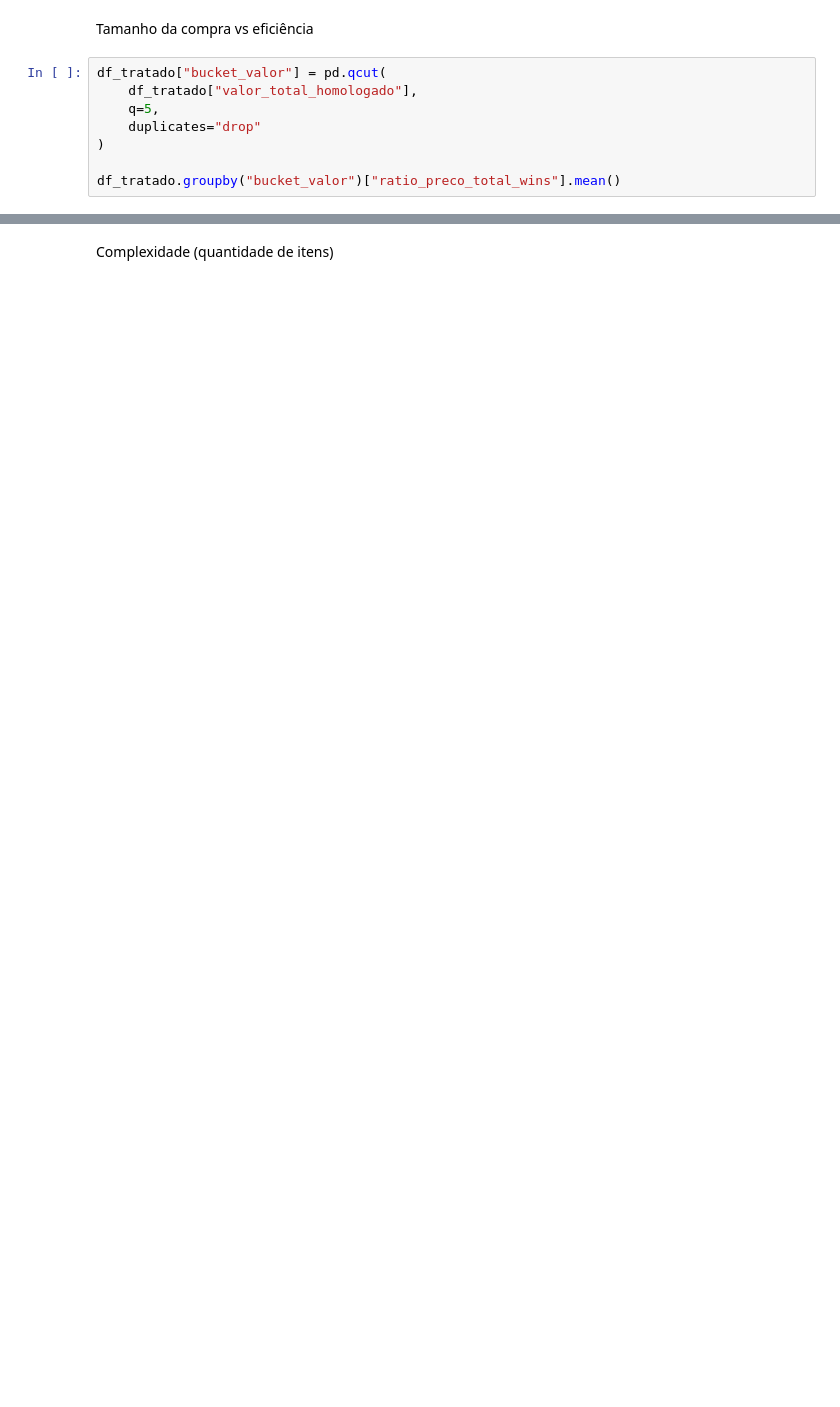
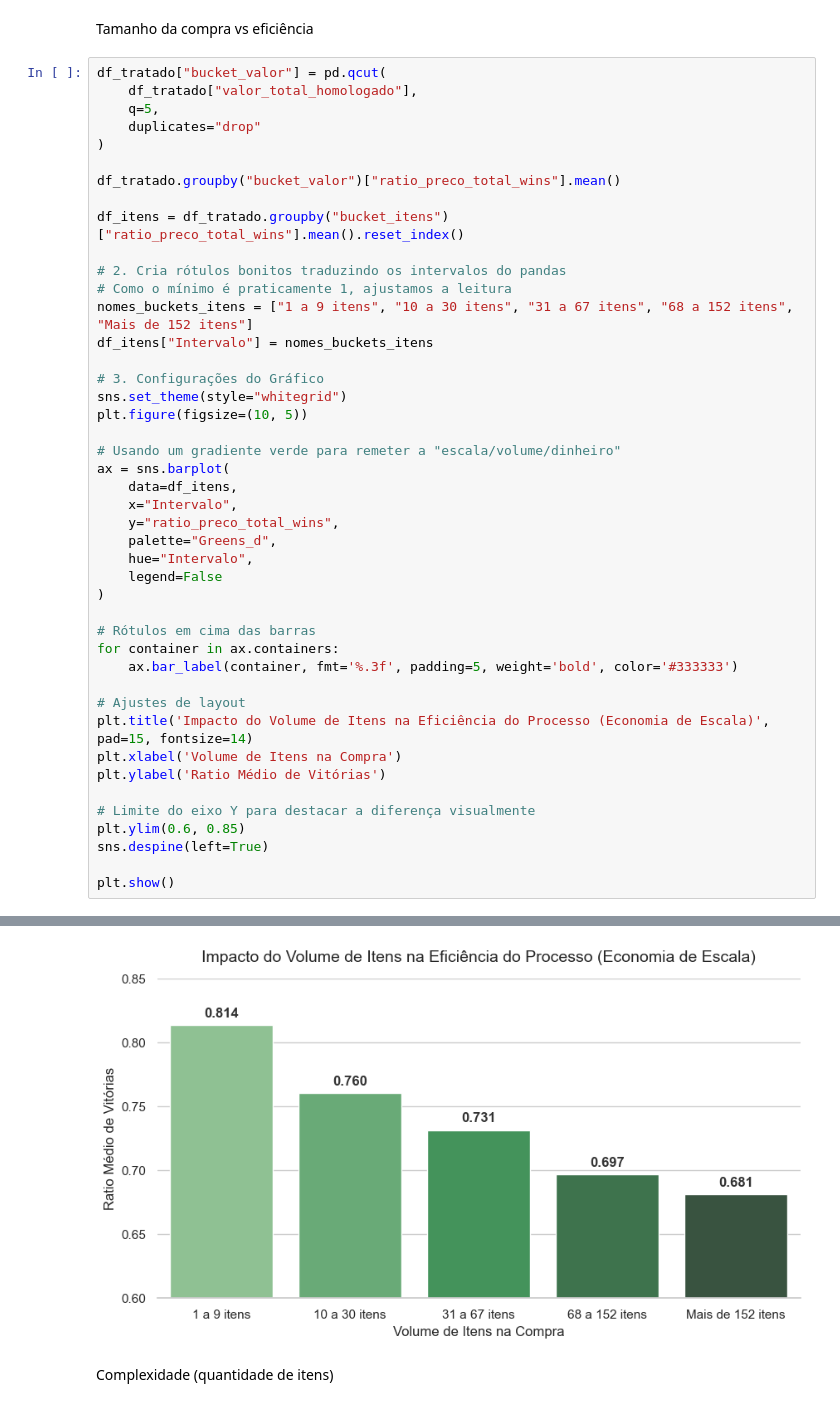
Before and after one commit to Gbiel247/eda-compras-publicas-14133, a Jupyter notebook: licitacoes.ipynb, the cells around one changed output, grey strips where cells are left out. Saved outputs shown, nothing was run; the diff lists cells and outputs as text; blank space fills up the shorter version.

```diff
--- a/licitacoes.ipynb
+++ b/licitacoes.ipynb
@@ -997,4 +1048,40 @@ df_tratado["bucket_valor"] = pd.qcut(
 )
 
 df_tratado.groupby("bucket_valor")["ratio_preco_total_wins"].mean()
+
+df_itens = df_tratado.groupby("bucket_itens")["ratio_preco_total_wins"].mean().reset_index()
+
+# 2. Cria rótulos bonitos traduzindo os intervalos do pandas
+# Como o mínimo é praticamente 1, ajustamos a leitura
+nomes_buckets_itens = ["1 a 9 itens", "10 a 30 itens", "31 a 67 itens", "68 a 152 itens", "Mais de 152 itens"]
+df_itens["Intervalo"] = nomes_buckets_itens
+
+# 3. Configurações do Gráfico
+sns.set_theme(style="whitegrid")
+plt.figure(figsize=(10, 5))
+
+# Usando um gradiente verde para remeter a "escala/volume/dinheiro"
+ax = sns.barplot(
+    data=df_itens,
+    x="Intervalo",
+    y="ratio_preco_total_wins",
+    palette="Greens_d",
+    hue="Intervalo",
+    legend=False
+)
+
+# Rótulos em cima das barras
+for container in ax.containers:
+    ax.bar_label(container, fmt='%.3f', padding=5, weight='bold', color='#333333')
+
+# Ajustes de layout
+plt.title('Impacto do Volume de Itens na Eficiência do Processo (Economia de Escala)', pad=15, fontsize=14)
+plt.xlabel('Volume de Itens na Compra')
+plt.ylabel('Ratio Médio de Vitórias')
+
+# Limite do eixo Y para destacar a diferença visualmente
+plt.ylim(0.6, 0.85)
+sns.despine(left=True)
+
+plt.show()
 # %% [output]
@@ -1008,3 +1088,4 @@ Name: ratio_preco_total_wins, dtype: float64
+[figure, added]
 # %% [markdown]
 Complexidade (quantidade de itens)
 # %%
```
Also changed, not shown: parts of 9 cells of this notebook.
